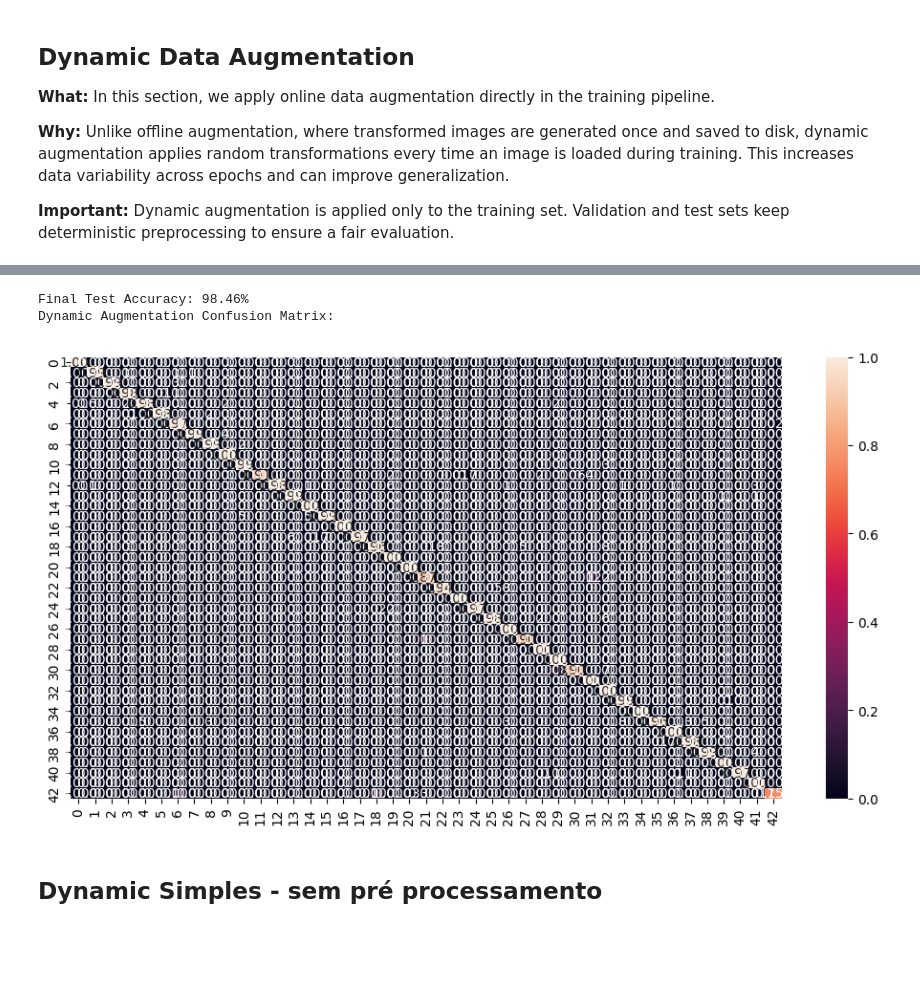
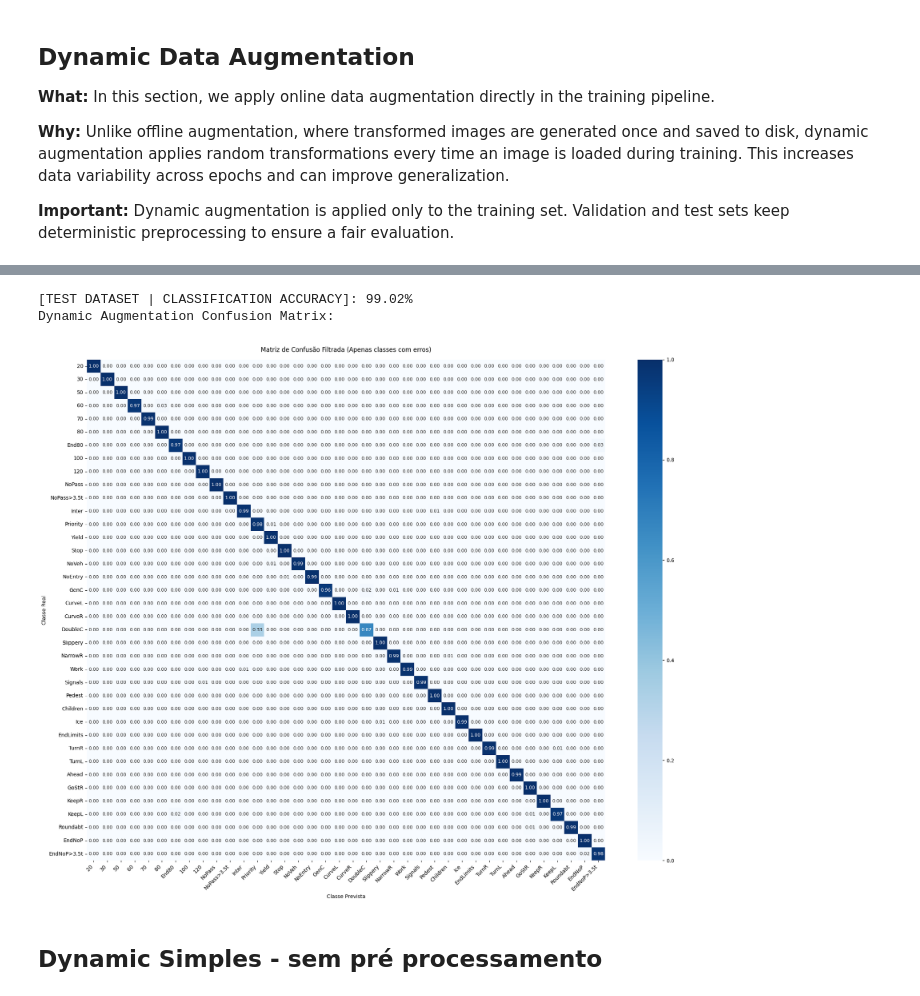
Before and after one commit to Pauloarf/VCPI2526, a Jupyter notebook: VC/src/Report.ipynb, the cells around one changed output, grey strips where cells are left out. Drawn from its saved outputs; the diff is of its cells as text; code cells hidden in the pictures; blank space fills up the shorter version.

```diff
--- a/VC/src/Report.ipynb
+++ b/VC/src/Report.ipynb
@@ -688,23 +701,23 @@ vcpi_util.show_history(history_dynamic)
 # %%
 test_loader_dynamic = torch.utils.data.DataLoader(
     test_set_dynamic,
     batch_size=BATCH_SIZE,
     shuffle=False
 )
 
 targets_dynamic, preds_dynamic = evaluate_test_set(
     model_dynamic,
     test_loader_dynamic,
     device,
     'baseline_dynamic_best.pt'
 )
 
 print("Dynamic Augmentation Confusion Matrix:")
-vcpi_util.show_confusion_matrix(targets_dynamic, preds_dynamic, len(classes))
+vcpi_util.show_filtered_confusion_matrix(targets_dynamic, preds_dynamic, classes)
 # %% [output]
-Final Test Accuracy: 98.46%
+[TEST DATASET | CLASSIFICATION ACCURACY]: 99.02%
 Dynamic Augmentation Confusion Matrix:
-[figure, old version]
+[figure, new version]
 # %% [markdown]
 ## Dynamic Simples - sem pré processamento
 # %% [markdown]
```
Also changed, not shown: parts of 28 cells of this notebook, 9 other files.
